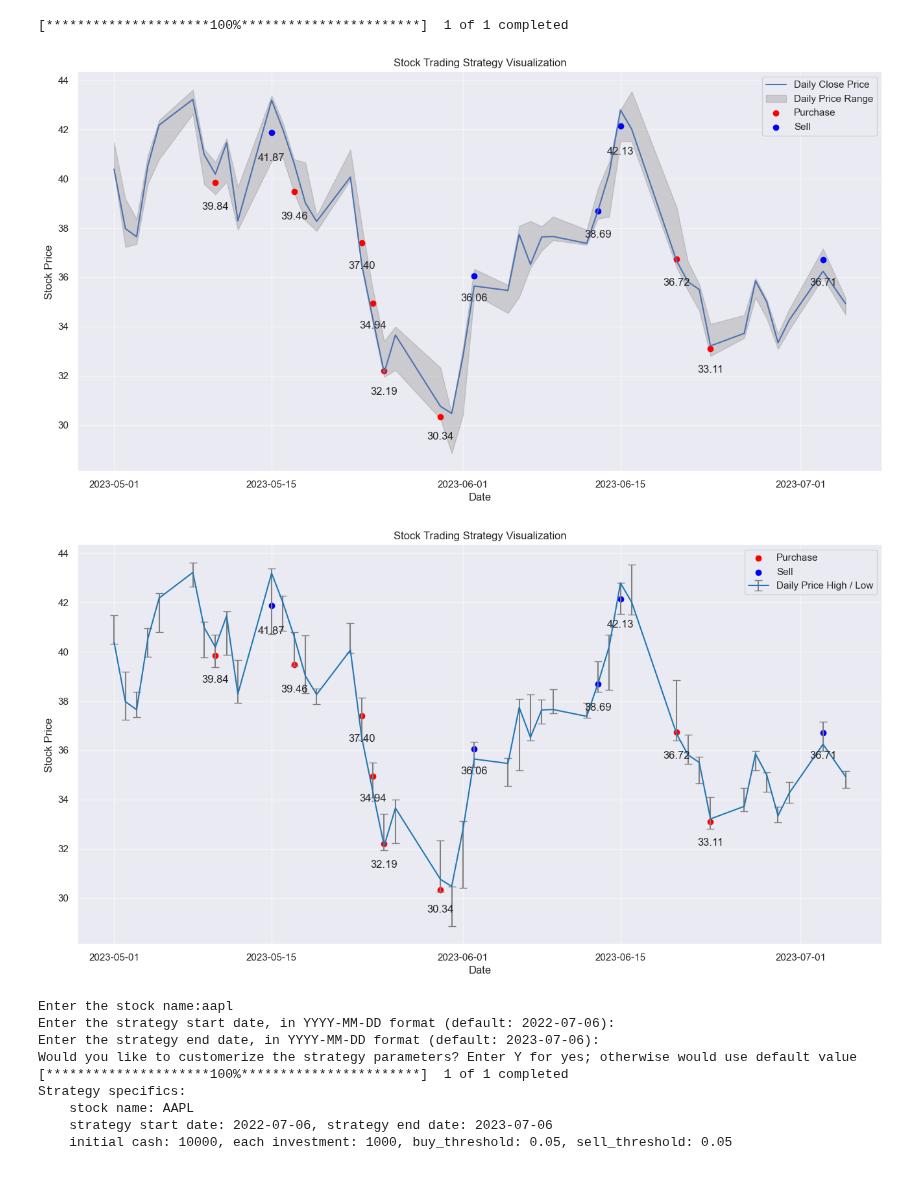
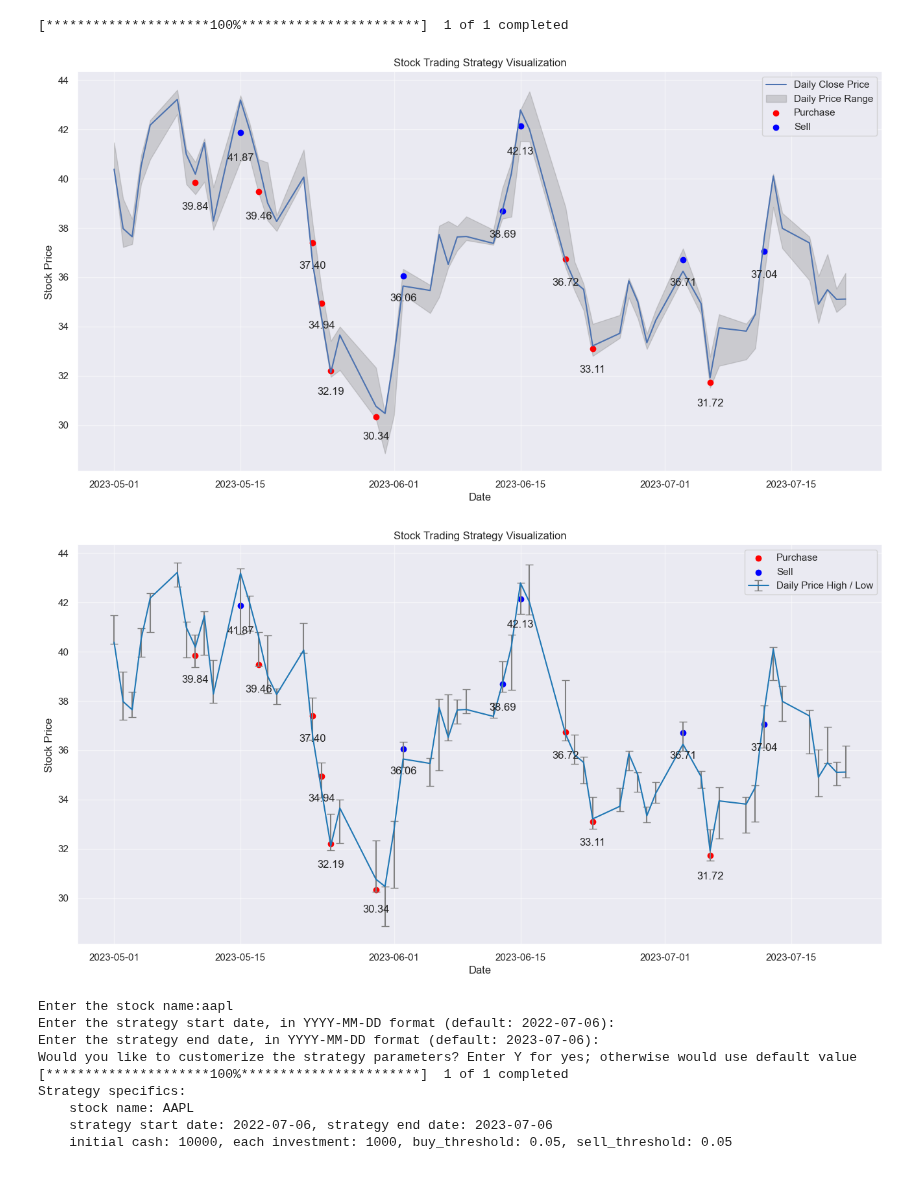
Before and after one commit to Yuchen-Peng/trading_strategy, a Jupyter notebook: notebooks/concise-notebook.ipynb, the cells around one changed output. Drawn from its saved outputs; the diff is of its cells as text; code cells hidden in the pictures.

```diff
--- a/notebooks/concise-notebook.ipynb
+++ b/notebooks/concise-notebook.ipynb
@@ -213,40 +213,87 @@ plt.fill_between(df_yinn['Date'], df_yinn['Low'], df_yinn['High'], color='gray',
 
 
 result = pd.DataFrame({
-    'action':['Purchase', 'Sell', 'Purchase', 'Purchase', 'Purchase', 'Purchase', 'Purchase', 'Sell', 'Sell', 'Sell', 'Purchase', 'Purchase', 'Sell',],
-    'date':['2023-05-10', '2023-05-15', '2023-05-17', '2023-05-23', '2023-05-24', '2023-05-25', '2023-05-30', '2023-06-02', '2023-06-13', '2023-06-15', '2023-06-20', '2023-06-23', '2023-07-03',],
-    'daily_price':[39.84,41.87,39.46,37.4,34.94,32.19,30.34,36.06,38.69,42.13,36.72,33.11,36.71]
+    'action':[
+        'Purchase',
+        'Sell',
+        'Purchase',
+        'Purchase',
+        'Purchase',
+        'Purchase',
+        'Purchase',
+        'Sell',
+        'Sell',
+        'Sell',
+        'Purchase',
+        'Purchase',
+        'Sell',
+        'Purchase',
+        'Sell',
+    ],
+    'date':['2023-05-10',
+            '2023-05-15',
+            '2023-05-17',
+            '2023-05-23',
+            '2023-05-24',
+            '2023-05-25',
+            '2023-05-30',
+            '2023-06-02',
+            '2023-06-13',
+            '2023-06-15',
+            '2023-06-20',
+            '2023-06-23',
+            '2023-07-03',
+            '2023-07-06',
+            '2023-07-12',
+           ],
+    'daily_price':[
+        39.84,
+        41.87,
+        39.46,
+        37.4,
+        34.94,
+        32.19,
+        30.34,
+        36.06,
+        38.69,
+        42.13,
+        36.72,
+        33.11,
+        36.71,
+        31.72,
+        37.04,
+    ]
 }
 )
 
 result['date'] = pd.to_datetime(result['date'])
 
 # plot the purchase actions as red dots
 purchases = result[result['action'] == 'Purchase']
 plt.scatter(purchases['date'], purchases['daily_price'], color='red', label='Purchase')
 
 # plot the sell actions as blue dots
 sells = result[result['action'] == 'Sell']
 plt.scatter(sells['date'], sells['daily_price'], color='blue', label='Sell')
 
 for index, row in sells.iterrows():
     # plt.text(row['date'], row['daily_price'], row['daily_price'], ha='center', va='bottom')
     plt.annotate(f"{row['daily_price']:.2f}", xy=(row['date'], row['daily_price']),
                  xytext=(row['date'], row['daily_price']*0.98), ha='center', va='top')
 for index, row in purchases.iterrows():
     # plt.text(row['date'], row['daily_price'], row['daily_price'], ha='center', va='bottom')
     plt.annotate(f"{row['daily_price']:.2f}", xy=(row['date'], row['daily_price']),
                  xytext=(row['date'], row['daily_price']*0.98), ha='center', va='top')
 
 plt.xlabel('Date')
 plt.ylabel('Stock Price')
 plt.title('Stock Trading Strategy Visualization')
 plt.legend()
 
 plt.show()
 # %% [output]
 [*********************100%***********************]  1 of 1 completed
-[figure, old version]
+[figure, new version]
 # %%
 # Plotting error bars for highest and lowest prices
 
@@ -285,7 +332,7 @@ plt.legend()
 
 plt.show()
 # %% [output]
-[figure, old version]
+[figure, new version]
 # %%
 user_function()
 # %% [output]
```
